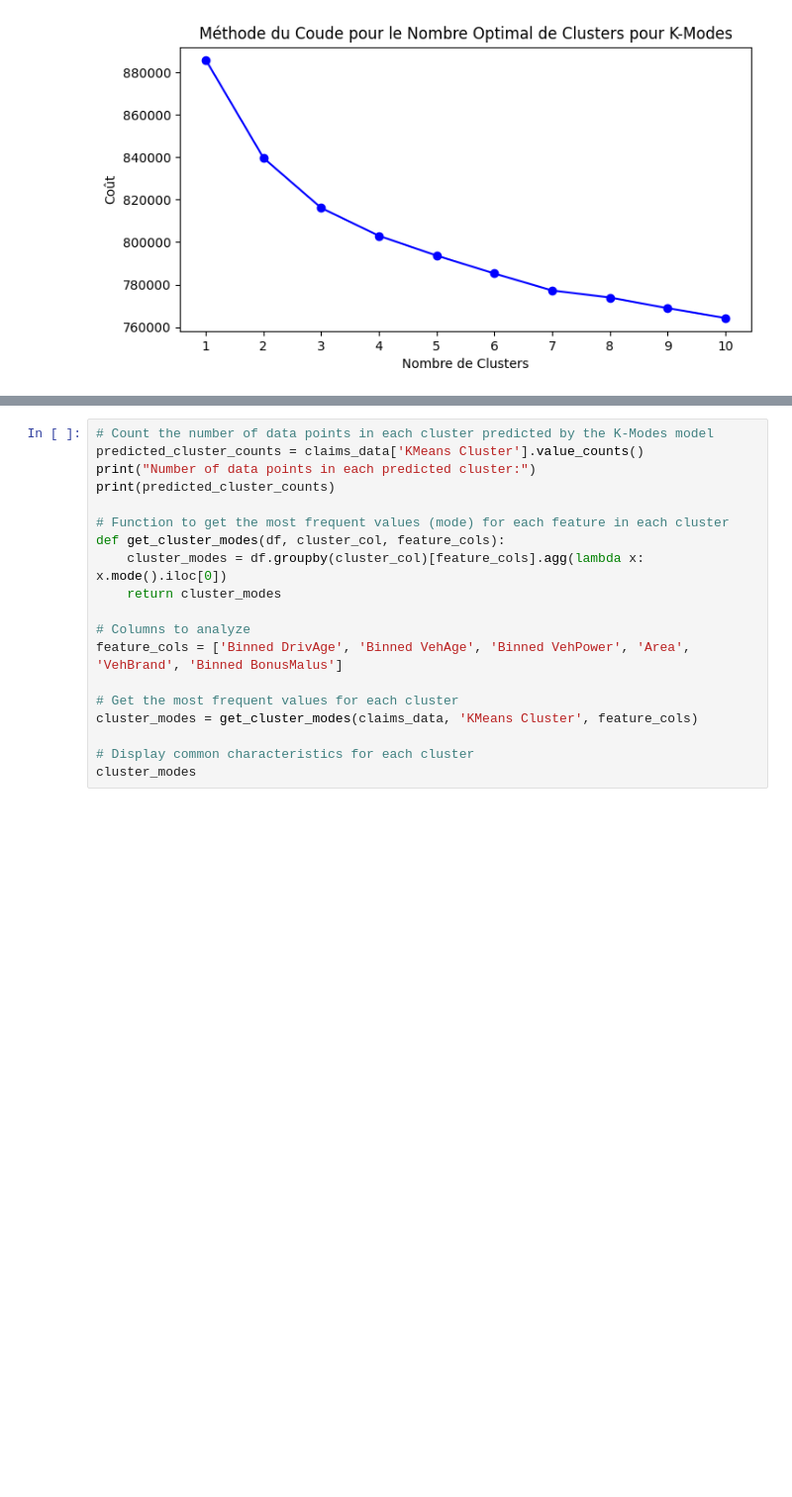
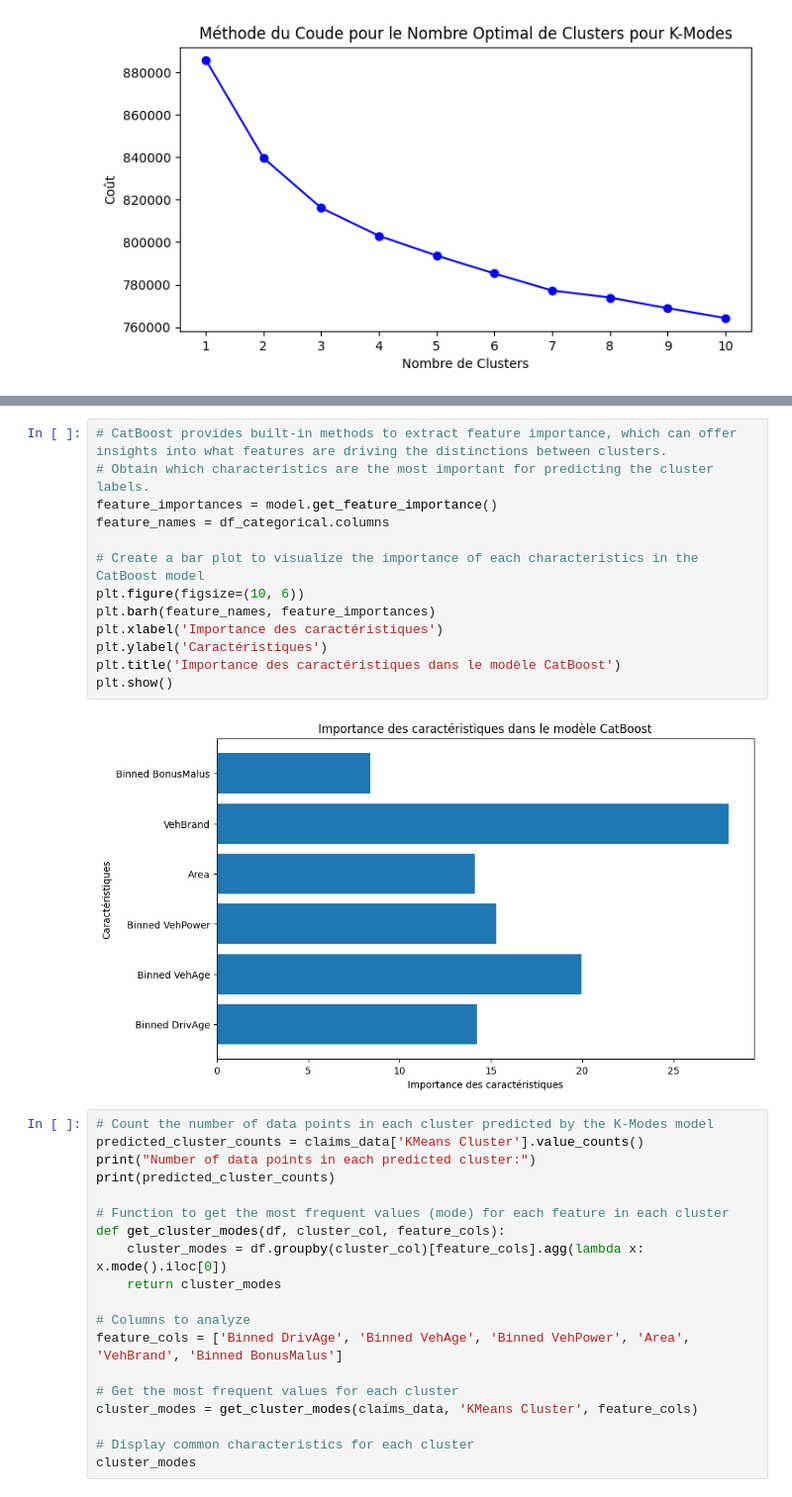
Before and after one commit to ThomasDeConinck/Assurance-Code-Python, a Jupyter notebook: 2nd Clustering method with DBSCAN, PCA and K-means.ipynb, the cells around one changed output, grey strips where cells are left out. Shown at 99% size. Cells and saved outputs as stored; diff of their text form; blank space fills up the shorter version.

```diff
--- a/2nd Clustering method with DBSCAN, PCA and K-means.ipynb
+++ b/2nd Clustering method with DBSCAN, PCA and K-means.ipynb
@@ -247,3 +304,18 @@ plt.show()
+# %%
+# CatBoost provides built-in methods to extract feature importance, which can offer insights into what features are driving the distinctions between clusters.
+# Obtain which characteristics are the most important for predicting the cluster labels.
+feature_importances = model.get_feature_importance()
+feature_names = df_categorical.columns
+
+# Create a bar plot to visualize the importance of each characteristics in the CatBoost model
+plt.figure(figsize=(10, 6))
+plt.barh(feature_names, feature_importances)
+plt.xlabel('Importance des caractéristiques')
+plt.ylabel('Caractéristiques')
+plt.title('Importance des caractéristiques dans le modèle CatBoost')
+plt.show()
+# %% [output]
+[figure, added]
 # %%
 # Count the number of data points in each cluster predicted by the K-Modes model
 predicted_cluster_counts = claims_data['KMeans Cluster'].value_counts()
```
Also changed, not shown: parts of 7 cells of this notebook, 4 other files.
